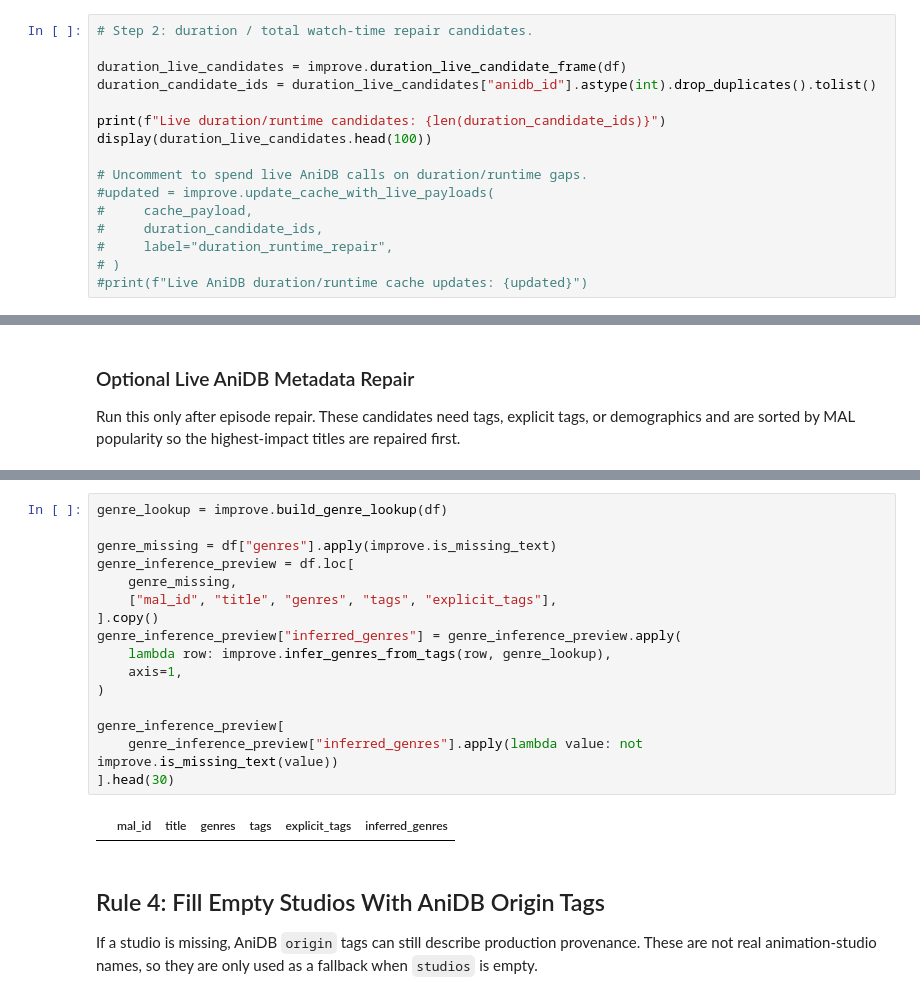
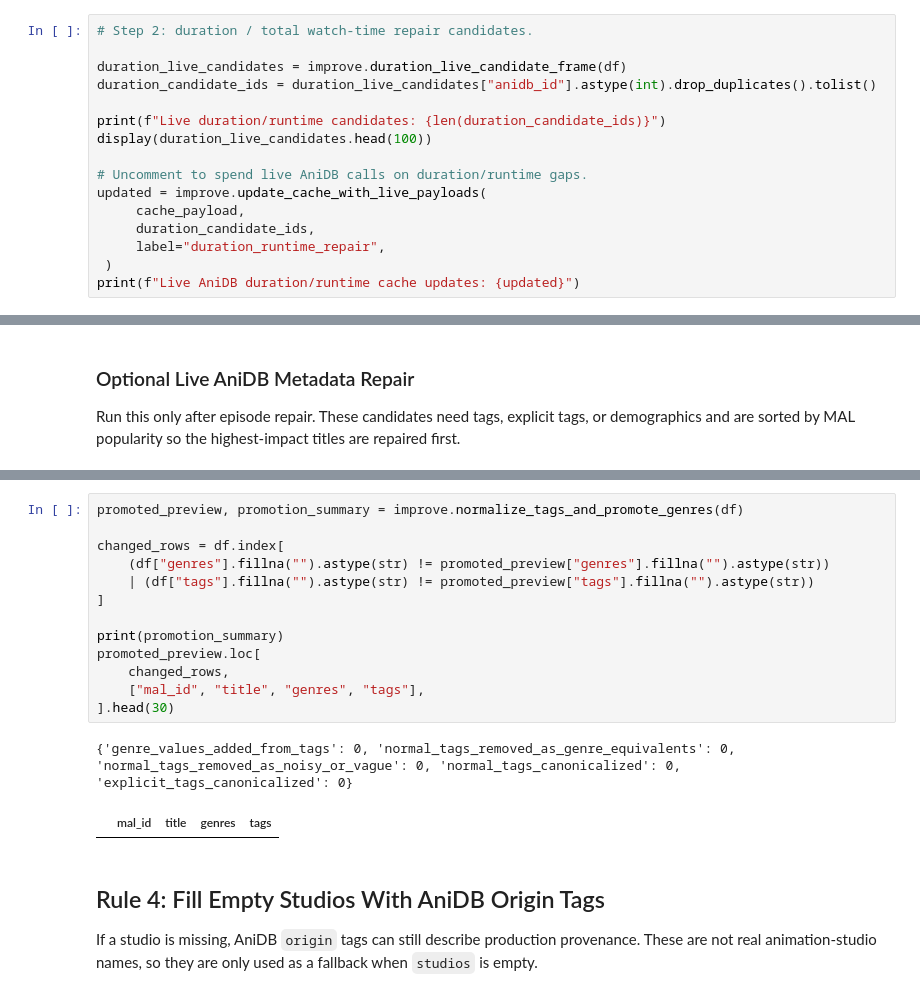
Before and after one commit to adecoss/anime-recommendation-system, a Jupyter notebook: notebooks/04_dataset_improvements.ipynb, the cells around one changed output, grey strips where cells are left out. Saved outputs shown, nothing was run; the diff lists cells and outputs as text.

```diff
--- a/notebooks/04_dataset_improvements.ipynb
+++ b/notebooks/04_dataset_improvements.ipynb
@@ -228,10 +360,10 @@ print(f"Live duration/runtime candidates: {len(duration_candidate_ids)}")
 display(duration_live_candidates.head(100))
 
 # Uncomment to spend live AniDB calls on duration/runtime gaps.
-#updated = improve.update_cache_with_live_payloads(
-#     cache_payload,
-#     duration_candidate_ids,
-#     label="duration_runtime_repair",
-# )
-#print(f"Live AniDB duration/runtime cache updates: {updated}")
+updated = improve.update_cache_with_live_payloads(
+     cache_payload,
+     duration_candidate_ids,
+     label="duration_runtime_repair",
+ )
+print(f"Live AniDB duration/runtime cache updates: {updated}")
 # %% [output]
@@ -350,21 +482,19 @@ When MAL `genres` is empty, the notebook checks the existing tag vocabulary. Onl
 # %%
-genre_lookup = improve.build_genre_lookup(df)
+promoted_preview, promotion_summary = improve.normalize_tags_and_promote_genres(df)
 
-genre_missing = df["genres"].apply(improve.is_missing_text)
-genre_inference_preview = df.loc[
-    genre_missing,
-    ["mal_id", "title", "genres", "tags", "explicit_tags"],
-].copy()
-genre_inference_preview["inferred_genres"] = genre_inference_preview.apply(
-    lambda row: improve.infer_genres_from_tags(row, genre_lookup),
-    axis=1,
-)
+changed_rows = df.index[
+    (df["genres"].fillna("").astype(str) != promoted_preview["genres"].fillna("").astype(str))
+    | (df["tags"].fillna("").astype(str) != promoted_preview["tags"].fillna("").astype(str))
+]
 
-genre_inference_preview[
-    genre_inference_preview["inferred_genres"].apply(lambda value: not improve.is_missing_text(value))
+print(promotion_summary)
+promoted_preview.loc[
+    changed_rows,
+    ["mal_id", "title", "genres", "tags"],
 ].head(30)
 # %% [output]
+{'genre_values_added_from_tags': 0, 'normal_tags_removed_as_genre_equivalents': 0, 'normal_tags_removed_as_noisy_or_vague': 0, 'normal_tags_canonicalized': 0, 'explicit_tags_canonicalized': 0}
-|  | mal_id | title | genres | tags | explicit_tags | inferred_genres |
+|  | mal_id | title | genres | tags |
 # %% [markdown]
 ## Rule 4: Fill Empty Studios With AniDB Origin Tags
 
```
Also changed, not shown: parts of 29 cells of this notebook, 58 other files.
